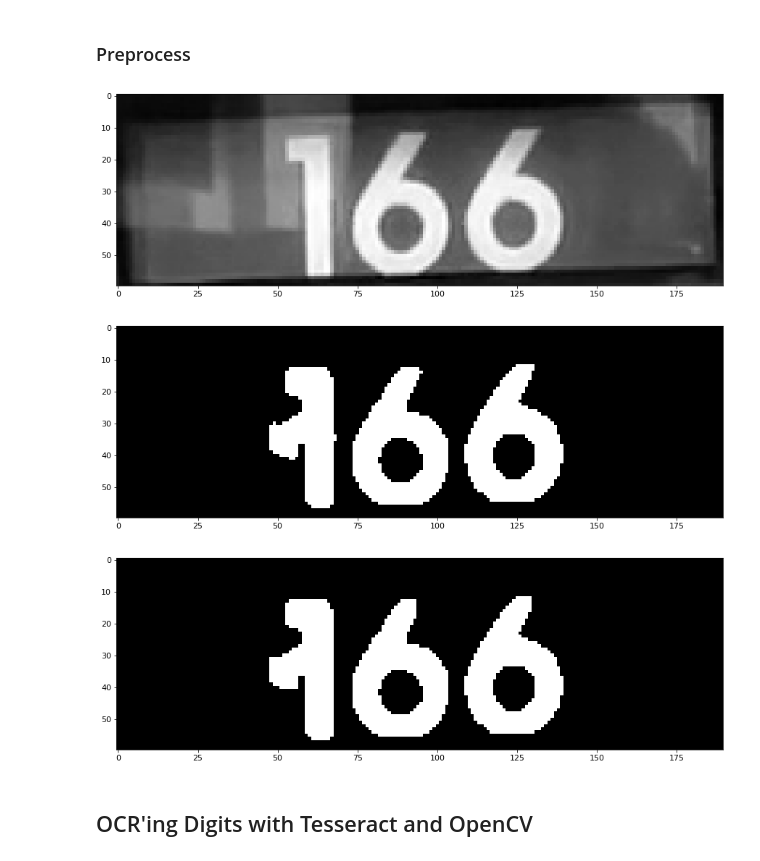
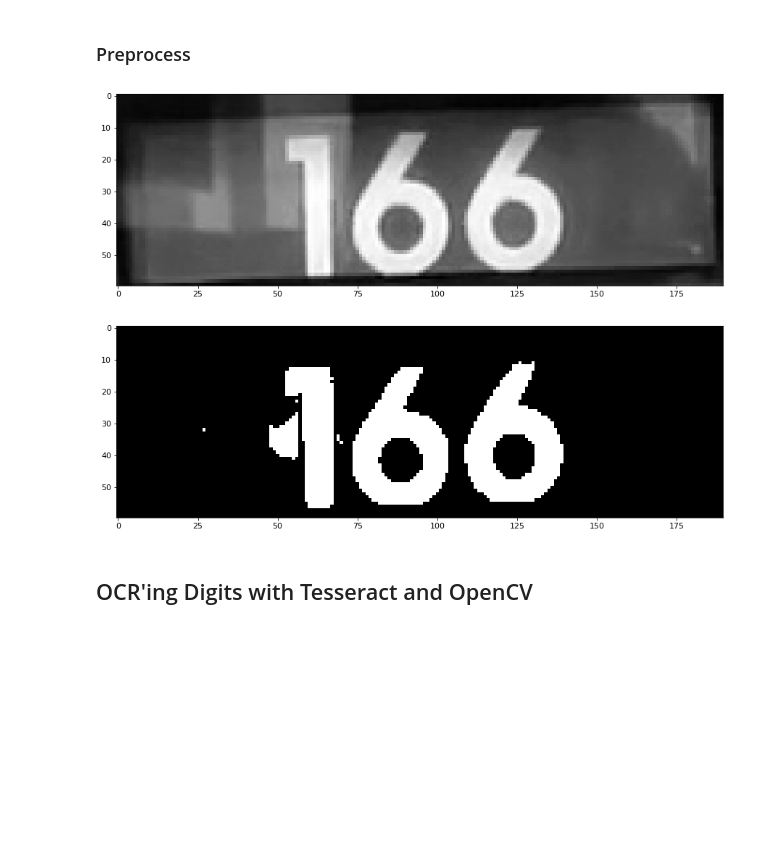
Before and after one commit to crushedmonster/Detection_of_Bus_Number_in_Bus_Panel, a Jupyter notebook: codes/03_OCR_Pipeline.ipynb, the cells around one changed output. Cells and saved outputs as stored; diff of their text form; code cells hidden in the pictures; blank space fills up the shorter version.

```diff
--- a/codes/03_OCR_Pipeline.ipynb
+++ b/codes/03_OCR_Pipeline.ipynb
@@ -120,16 +111,12 @@ def opening(image):
 # %%
 gray = get_grayscale(roi)
-remove_noise = remove_noise(gray)
-thresh = thresholding(remove_noise)
-opening = opening(thresh)
+thresh = thresholding(gray)
 # %%
 show_pic(gray)
 show_pic(thresh)
-show_pic(opening)
 # %% [output]
 [figure]
-[figure, old version]
+[figure, new version]
-[figure, removed]
 # %% [markdown]
 ## OCR'ing Digits with Tesseract and OpenCV
 # %%
```
Also changed, not shown: parts of 4 cells of this notebook, 2 other files.
